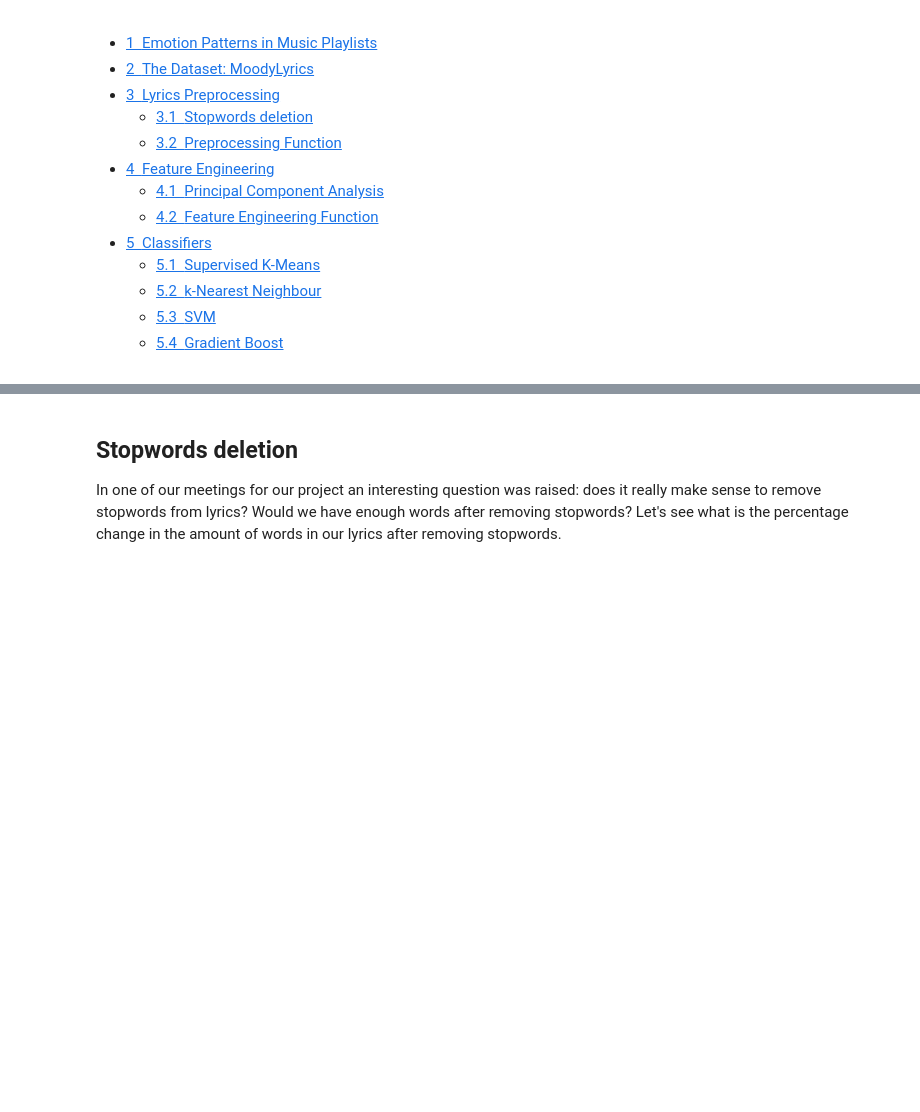
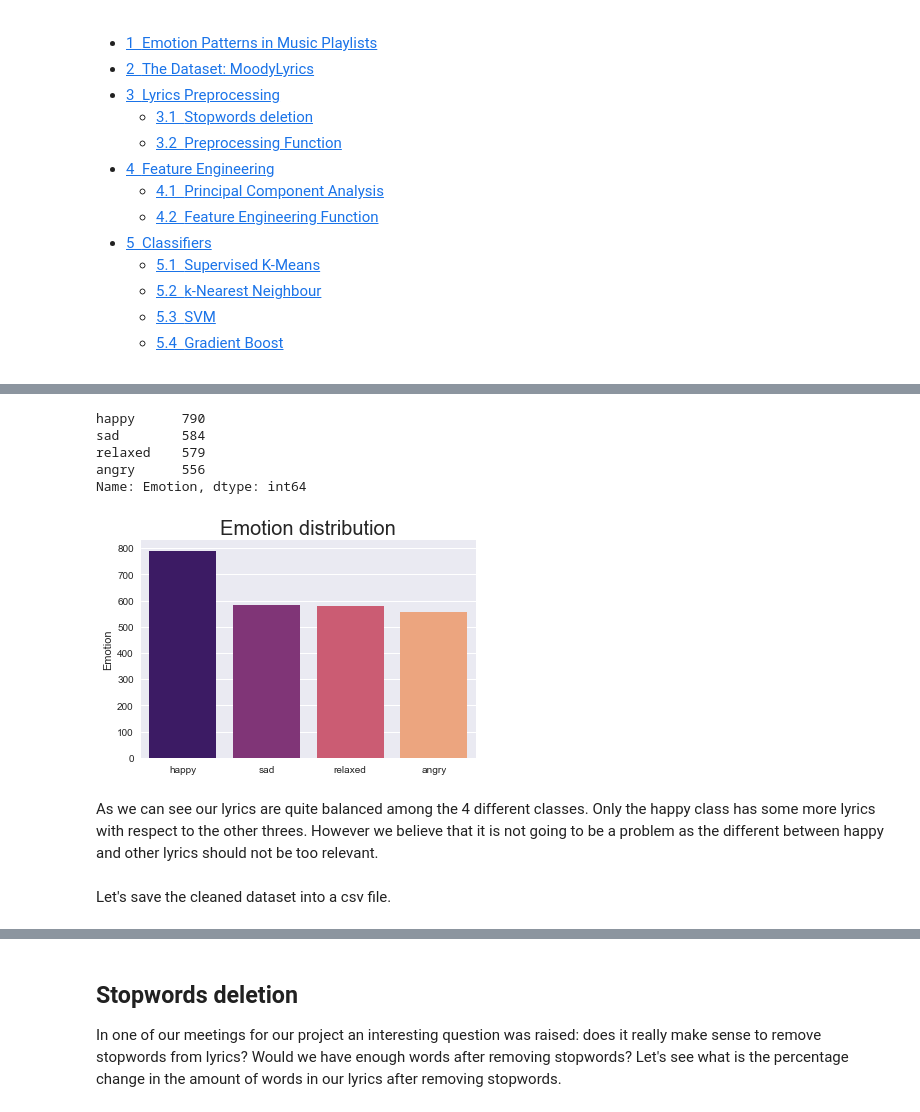
Before and after one commit to sgiammy/emotion-patterns-in-music-playlists, a Jupyter notebook: src/Emotion_Detection_in_Playlists.ipynb, the cells around one changed output, grey strips where cells are left out. Saved outputs shown, nothing was run; the diff lists cells and outputs as text; code cells hidden in the pictures; blank space fills up the shorter version.

```diff
--- a/src/Emotion_Detection_in_Playlists.ipynb
+++ b/src/Emotion_Detection_in_Playlists.ipynb
@@ -62,0 +71,3 @@ Firstly, let's see how many lyrics we have in our dataset.
+# %%
+moodyLyricsDF = pd.read_csv('./datasets/moodylyrics_raw.csv')
+print(moodyLyricsDF.shape)
@@ -62,0 +109,4 @@ Firstly, let's see how many lyrics we have in our dataset.
+# %%
+moodyLyricsDF = moodyLyricsDF.groupby(['Artist','Song'],as_index=False)['Emotion'].agg(lambda x:x.value_counts().index[0])
+print(moodyLyricsDF.shape)
+moodyLyricsDF[(moodyLyricsDF['Artist']=="Akon")]
@@ -62,0 +118,18 @@ Firstly, let's see how many lyrics we have in our dataset.
+# %%
+emotionDistribution = moodyLyricsDF.Emotion.value_counts()
+print(emotionDistribution)
+ax = sns.barplot(x=np.array(range(4)),y=emotionDistribution,palette='magma')
+ax.set_title('Emotion distribution',fontsize=20)
+ax.set_xticklabels(emotion_labels)
+plt.show()
+# %% [output]
+happy      790
+sad        584
+relaxed    579
+angry      556
+Name: Emotion, dtype: int64
+[figure, added]
+# %% [markdown]
+As we can see our lyrics are quite balanced among the 4 different classes. Only the happy class has some more lyrics with respect to the other threes. However we believe that it is not going to be a problem as the different between happy and other lyrics should not be too relevant.
+# %% [markdown]
+Let's save the cleaned dataset into a csv file.
```
Also changed, not shown: parts of 55 cells of this notebook.
